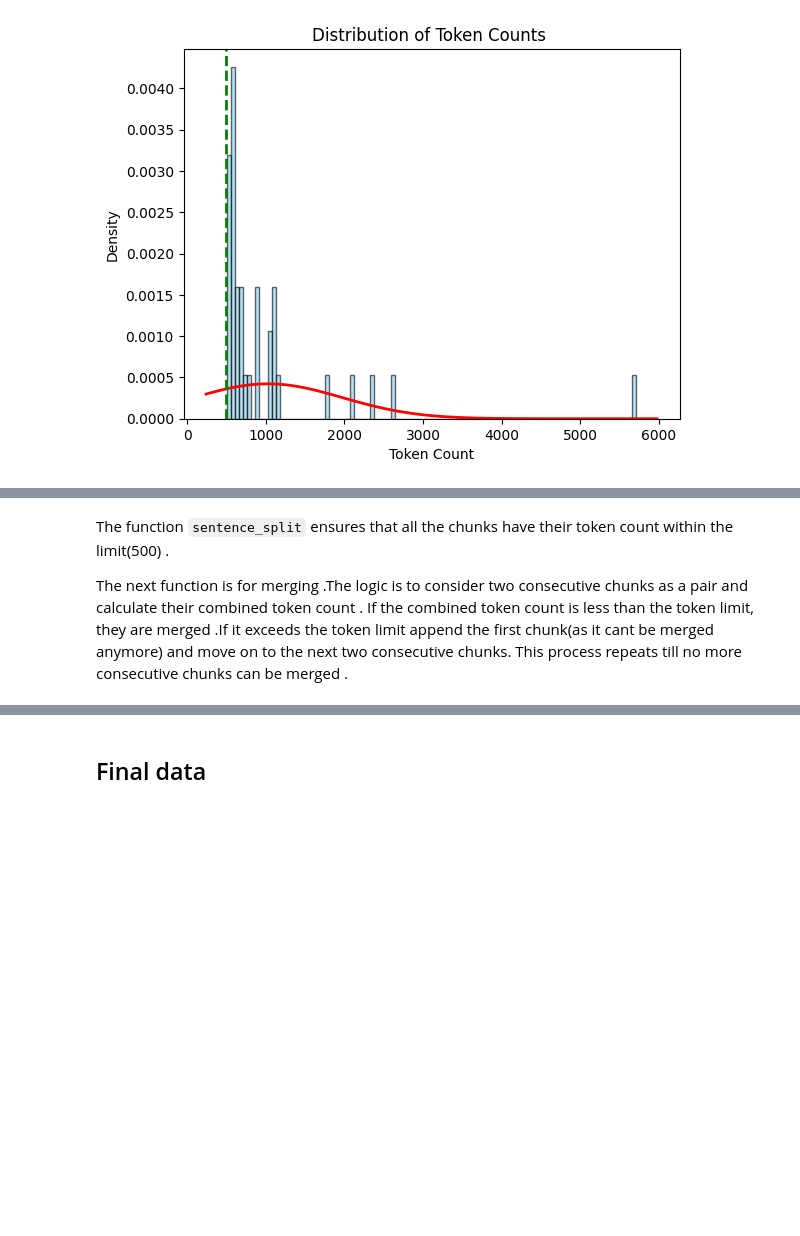
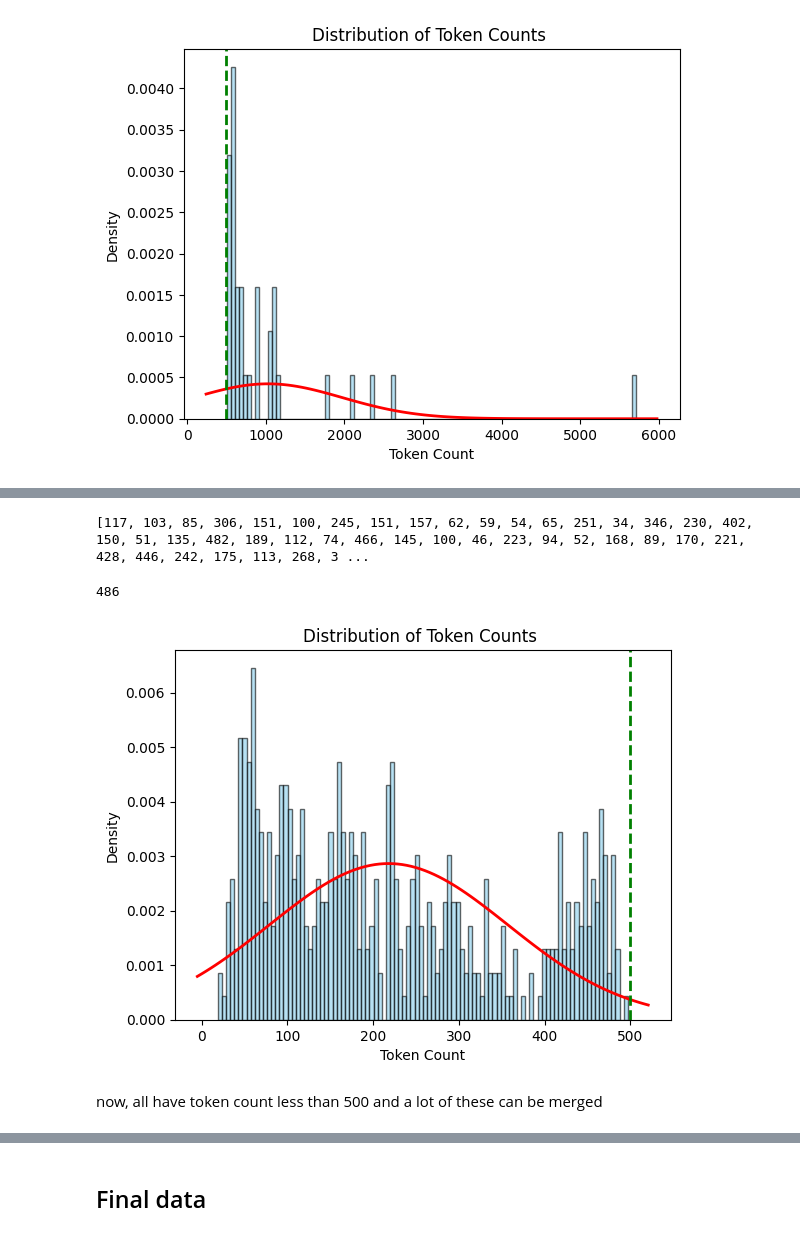
Before and after one commit to AdarshJyothi/Retrieval-Augmented-Generation-with-Constitution-of-India, a Jupyter notebook: DataPreprocessing.ipynb, the cells around one changed output, grey strips where cells are left out. Drawn from its saved outputs; the diff is of its cells as text; code cells hidden in the pictures; blank space fills up the shorter version.

Commit message:
removed redundancies in data preprocessing

```diff
--- a/DataPreprocessing.ipynb
+++ b/DataPreprocessing.ipynb
@@ -732,9 +599,0 @@ clause_level_split[:5]
-# %%
-clauses= {}
-for item in clause_level_split :
-    # if item['token count'] > 400 :
-    article = 'Article '+item['Article number']
-    sub_article = item['sub-article']
-    clause = item['clause']
-    id  = article+'_' + sub_article + '_' + clause
-    clauses[id] = item['token_count']
@@ -747,3 +706,11 @@ The strategy here is to take each subarticle, identify those chunks with token l
 # %%
-from sentence_transformers import SentenceTransformer, util
-import spacy
+#check the token counts after merging
+token_counts= []
+for item in final_post_split:
+    token_counts.append(item['token_count'])
+    # print(item['token_count'])
+
+# print(sorted(token_counts,reverse=True))
+print(token_counts)
+# %% [output]
+[117, 103, 85, 306, 151, 100, 245, 151, 157, 62, 59, 54, 65, 251, 34, 346, 230, 402, 150, 51, 135, 482, 189, 112, 74, 466, 145, 100, 46, 223, 94, 52, 168, 89, 170, 221, 428, 446, 242, 175, 113, 268, 3 ...
@@ -798,4 +717,39 @@ def sentence_split(text, max_tokens=500):
-# %% [markdown]
-The function `sentence_split` ensures that all the chunks have their token count within the limit(500) .
-
-The next function is for merging .The logic is to consider two consecutive chunks as a pair and calculate their combined token count . If the combined token count is less than the token limit, they are merged .If it exceeds the token limit append the first chunk(as it cant be merged anymore) and move on to the next two consecutive chunks. This process repeats till no more consecutive chunks can be merged .
+# %%
+len(final_post_split)
+# %% [output]
+486
+# %%
+plot_datapoints= {}
+for item in final_post_split :
+    data_point = item['text']
+    plot_datapoints[data_point] = item['token_count']
+
+
+
+# extract values
+values = list(plot_datapoints.values())
+
+# create histogram
+plt.hist(values, bins=100, density=True, alpha=0.6, color='skyblue', edgecolor='black')
+
+# fit a normal distribution
+mu, std = norm.fit(values)   # mean and standard deviation
+xmin, xmax = plt.xlim()
+x = np.linspace(xmin, xmax, 100)
+p = norm.pdf(x, mu, std)     # probability density function
+
+# plot the fitted bell curve
+plt.plot(x, p, 'r', linewidth=2)
+
+plt.axvline(500, color='green', linestyle='--', linewidth=2, label="500 mark")
+
+# labels
+plt.title("Distribution of Token Counts ")
+plt.xlabel("Token Count")
+plt.ylabel("Density")
+
+plt.show()
+# %% [output]
+[figure, added]
+# %% [markdown]
+now, all have token count less than 500  and a lot of these can be merged
```
Also changed, not shown: parts of 67 cells of this notebook, 2 other files.
